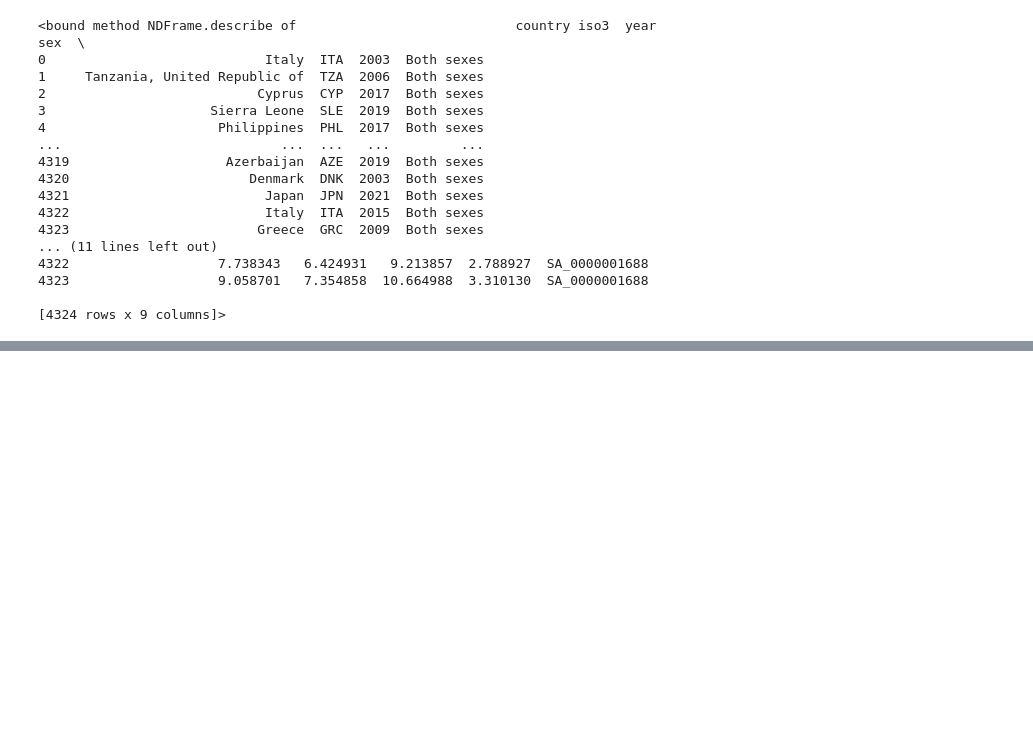
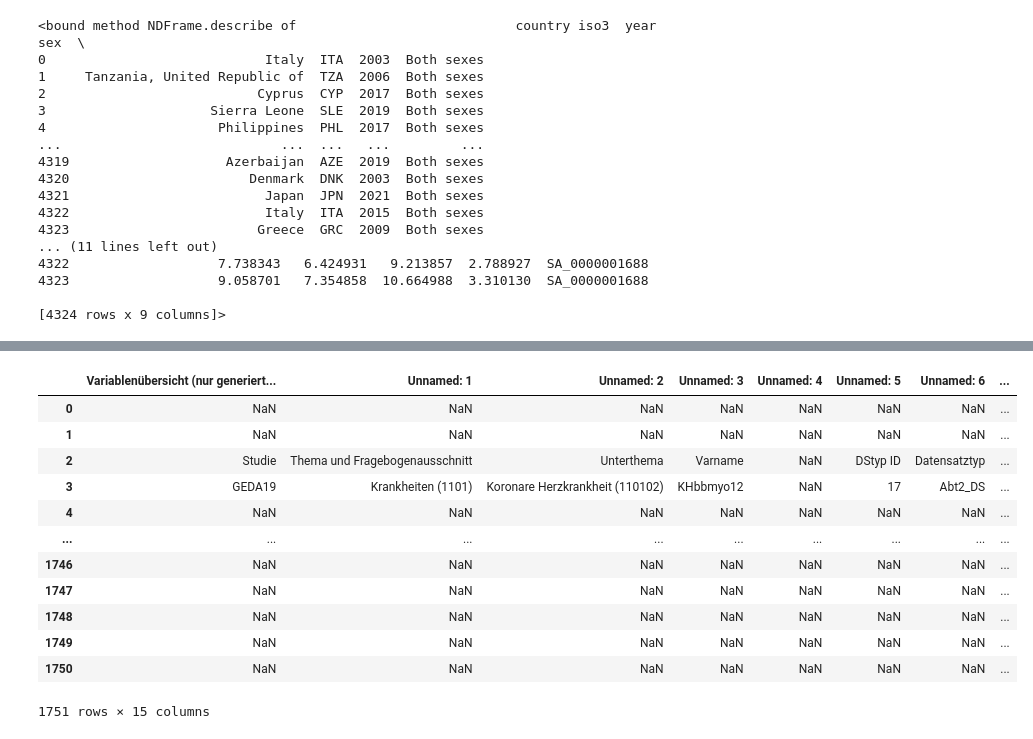
Before and after one commit to justdayane/da-capstone-project-dayane-ernesto, a Jupyter notebook: Capstone project/datasets.ipynb, the cells around one changed output, grey strips where cells are left out. Cells and saved outputs as stored; diff of their text form; code cells hidden in the pictures; blank space fills up the shorter version.

```diff
--- a/Capstone project/datasets.ipynb
+++ b/Capstone project/datasets.ipynb
@@ -57,0 +82,20 @@ df.describe
+# %%
+df1 = pd.read_csv(
+    "../Ernestos_finds/2019_Gesundheit_in_Deutschlandaktuell_Variablen.csv",
+    sep=";"
+)
+df1
+# %% [output]
+|  | Variablenübersicht (nur generiert... | Unnamed: 1 | Unnamed: 2 | Unnamed: 3 | Unnamed: 4 | Unnamed: 5 | Unnamed: 6 | ... |
+| 0 | NaN | NaN | NaN | NaN | NaN | NaN | NaN | ... |
+| 1 | NaN | NaN | NaN | NaN | NaN | NaN | NaN | ... |
+| 2 | Studie | Thema und Fragebogenausschnitt | Unterthema | Varname | NaN | DStyp ID | Datensatztyp | ... |
+| 3 | GEDA19 | Krankheiten (1101) | Koronare Herzkrankheit (110102) | KHbbmyo12 | NaN | 17 | Abt2_DS | ... |
+| 4 | NaN | NaN | NaN | NaN | NaN | NaN | NaN | ... |
+| ... | ... | ... | ... | ... | ... | ... | ... | ... |
+| 1746 | NaN | NaN | NaN | NaN | NaN | NaN | NaN | ... |
+| 1747 | NaN | NaN | NaN | NaN | NaN | NaN | NaN | ... |
+| 1748 | NaN | NaN | NaN | NaN | NaN | NaN | NaN | ... |
+| 1749 | NaN | NaN | NaN | NaN | NaN | NaN | NaN | ... |
+| 1750 | NaN | NaN | NaN | NaN | NaN | NaN | NaN | ... |
+1751 rows × 15 columns
```
Also changed, not shown: parts of 11 cells of this notebook, 26 other files.
